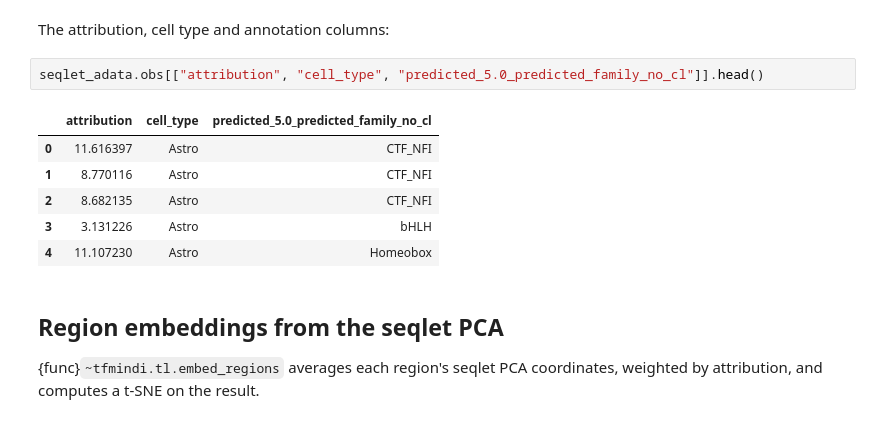
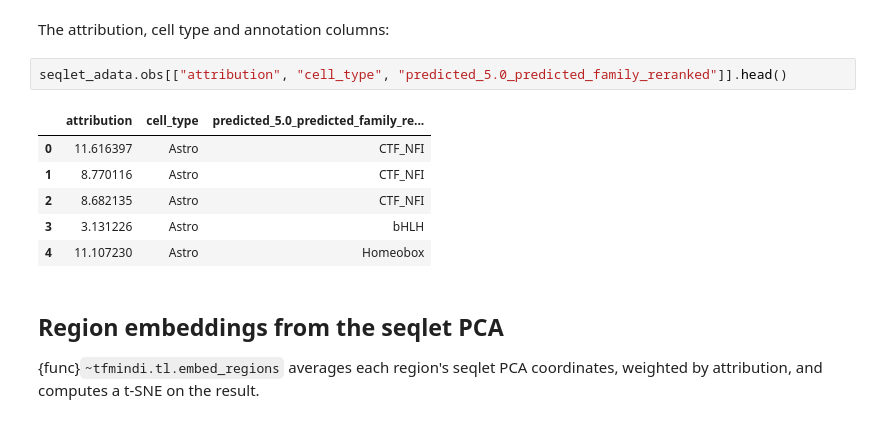
Before and after one commit to aertslab/TF-MInDi, a Jupyter notebook: docs/notebooks/03_region_embeddings.ipynb, the cells around one changed output. Cells and saved outputs as stored; diff of their text form.

```diff
--- a/docs/notebooks/03_region_embeddings.ipynb
+++ b/docs/notebooks/03_region_embeddings.ipynb
@@ -16,9 +17,9 @@ seqlet_adata = tm.load_h5ad("tutorial_data/seqlets_clustered.h5ad")
 # %% [markdown]
 The attribution, cell type and annotation columns:
 # %%
-seqlet_adata.obs[["attribution", "cell_type", "predicted_5.0_predicted_family_no_cl"]].head()
+seqlet_adata.obs[["attribution", "cell_type", "predicted_5.0_predicted_family_reranked"]].head()
 # %% [output]
-|  | attribution | cell_type | predicted_5.0_predicted_family_no_cl |
+|  | attribution | cell_type | predicted_5.0_predicted_family_re... |
 | 0 | 11.616397 | Astro | CTF_NFI |
 | 1 | 8.770116 | Astro | CTF_NFI |
 | 2 | 8.682135 | Astro | CTF_NFI |
```
Also changed, not shown: parts of 13 cells of this notebook, 3 other files.
